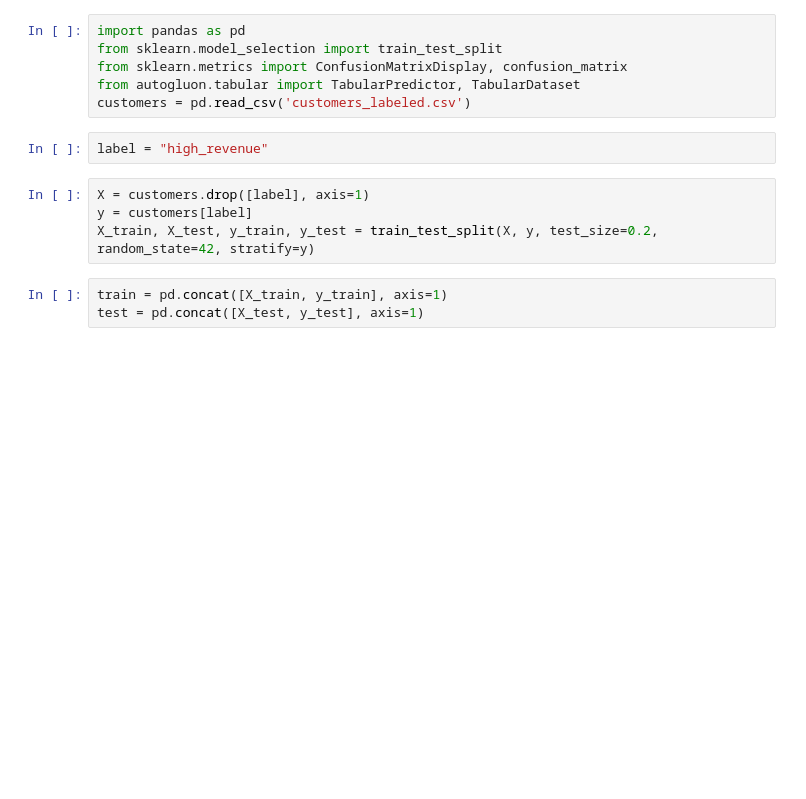
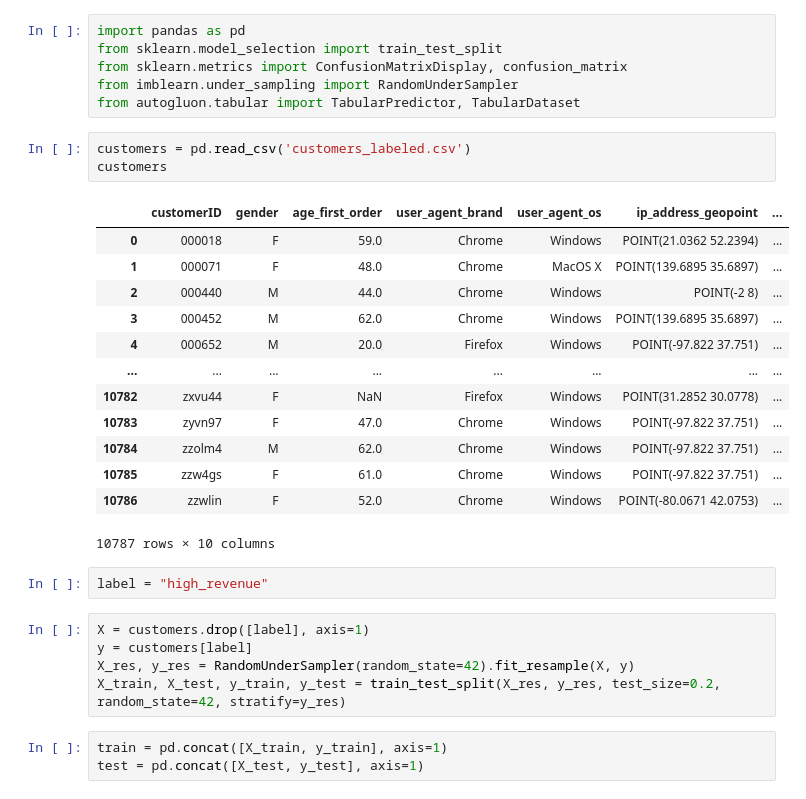
Before and after one commit to s27649/pum, a Jupyter notebook: sample.ipynb, the cells around one changed output. Drawn from its saved outputs; the diff is of its cells as text; blank space fills up the shorter version.

```diff
--- a/sample.ipynb
+++ b/sample.ipynb
@@ -2,14 +2,32 @@
 import pandas as pd
 from sklearn.model_selection import train_test_split
 from sklearn.metrics import ConfusionMatrixDisplay, confusion_matrix
+from imblearn.under_sampling import RandomUnderSampler
 from autogluon.tabular import TabularPredictor, TabularDataset
-customers = pd.read_csv('customers_labeled.csv')
+# %%
+customers = pd.read_csv('customers_labeled.csv')
+customers
+# %% [output]
+|  | customerID | gender | age_first_order | user_agent_brand | user_agent_os | ip_address_geopoint | ... |
+| 0 | 000018 | F | 59.0 | Chrome | Windows | POINT(21.0362 52.2394) | ... |
+| 1 | 000071 | F | 48.0 | Chrome | MacOS X | POINT(139.6895 35.6897) | ... |
+| 2 | 000440 | M | 44.0 | Chrome | Windows | POINT(-2 8) | ... |
+| 3 | 000452 | M | 62.0 | Chrome | Windows | POINT(139.6895 35.6897) | ... |
+| 4 | 000652 | M | 20.0 | Firefox | Windows | POINT(-97.822 37.751) | ... |
+| ... | ... | ... | ... | ... | ... | ... | ... |
+| 10782 | zxvu44 | F | NaN | Firefox | Windows | POINT(31.2852 30.0778) | ... |
+| 10783 | zyvn97 | F | 47.0 | Chrome | Windows | POINT(-97.822 37.751) | ... |
+| 10784 | zzolm4 | M | 62.0 | Chrome | Windows | POINT(-97.822 37.751) | ... |
+| 10785 | zzw4gs | F | 61.0 | Chrome | Windows | POINT(-97.822 37.751) | ... |
+| 10786 | zzwlin | F | 52.0 | Chrome | Windows | POINT(-80.0671 42.0753) | ... |
+10787 rows × 10 columns
 # %%
 label = "high_revenue"
 # %%
 X = customers.drop([label], axis=1)
 y = customers[label]
-X_train, X_test, y_train, y_test = train_test_split(X, y, test_size=0.2, random_state=42, stratify=y)
+X_res, y_res = RandomUnderSampler(random_state=42).fit_resample(X, y)
+X_train, X_test, y_train, y_test = train_test_split(X_res, y_res, test_size=0.2, random_state=42, stratify=y_res)
 # %%
 train = pd.concat([X_train, y_train], axis=1)
 test = pd.concat([X_test, y_test], axis=1)
```
Also changed, not shown: parts of 5 cells of this notebook.
